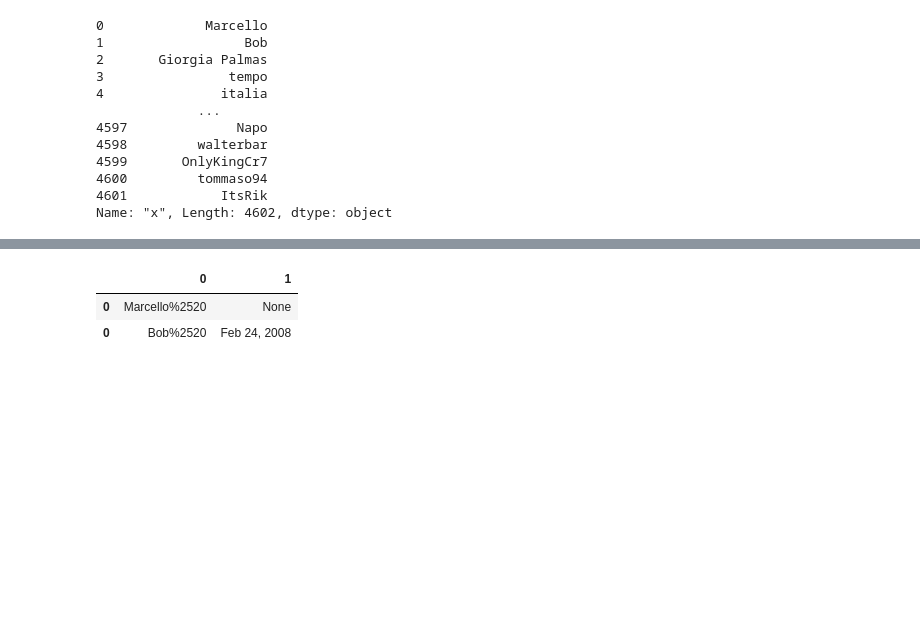
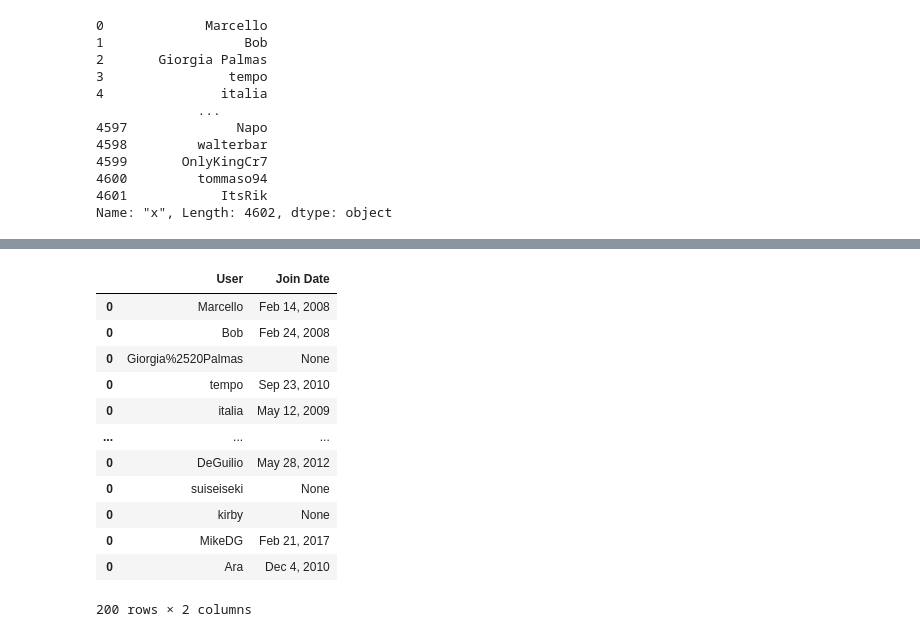
Before and after one commit to rsolter/BWRAO-Comment-Scraper, a Jupyter notebook: User Join Date Scraper.ipynb, the cells around one changed output, grey strips where cells are left out. Cells and saved outputs as stored; diff of their text form; code cells hidden in the pictures; blank space fills up the shorter version.

Commit message:
updated with user join date

```diff
--- a/User Join Date Scraper.ipynb
+++ b/User Join Date Scraper.ipynb
@@ -21,7 +22,7 @@ def check_exists_by_xpath(xpath):
 # Setting up the Chrome webdriver
 
 options = webdriver.ChromeOptions()
-#options.add_argument('--headless') #uncomment to not render driven browser during scrapping
+options.add_argument('--headless') #uncomment to not render driven browser during scrapping
 
 options.binary_location = "/usr/bin/google-chrome"
 chrome_driver_binary = "/usr/local/bin/chromedriver"
@@ -33,12 +52,12 @@ driver = webdriver.Chrome(chrome_driver_binary, chrome_options=options)
 # %%
-users = pd.read_fwf('Data/users.txt')
-users = users.iloc[:, 0]
 
+## Replaces blanks WITHIN a name with '%2520' for the URL
 def url_blank_fix(string):
     return string.replace(' ','%2520')
 
+# Removing quotes (and single trailing non-breaking space)
 def remove_quotes(string):
-    return string[1:(len(string)-1)]
+    return string[1:(len(string)-2)]
 
 users = users.apply(remove_quotes)
 
@@ -65,33 +96,45 @@ for i in range(0,len(users)):
 
     print(str(i)+' of '+str(len(users)))
 
-
     # Replacing any blanks with '%2520' for URL
     users[i] = url_blank_fix(users[i])
 
+    print(users[i])
+
     # Go to user profile
-    driver.get('https://www.sbnation.com/users/'+users[i])
+    #driver.get('https://www.sbnation.com/users/'+users[i])
+    driver.get('https://www.blackwhitereadallover.com/users/'+users[i])
 
     sleep(2)
 
-    if check_exists_by_xpath('/html/body/div[2]/div[3]/div/div/section/div[2]/ul'):
-        join_date = driver.find_element_by_xpath('/html/body/div[2]/div[3]/div/div/section/div[2]/ul')
+    #if check_exists_by_xpath('/html/body/div[2]/div[3]/div/div/section/div[2]/ul'):
+    #    join_date = driver.find_element_by_xpath('/html/body/div[2]/div[3]/div/div/section/div[2]/ul')
+
+    if check_exists_by_xpath('//*[@class="c-user-card__info"]'):
+        t = driver.find_elements_by_xpath('//*[@class="c-user-card__info"]')
+
+        meta_data = t[0].text
+        join_date_out = meta_data[8:20]
 
         # Export text
-        join_date = join_date.text
+        #join_date = join_date.text
 
         # Sub_String
-        join_date_start = 8
-        join_date_end = join_date.find('Last')-1
+        #join_date_start = 8
+        #join_date_end = join_date.find('Last')-1
 
-        join_date_out = join_date[join_date_start:join_date_end]
+        #join_date_out = join_date[join_date_start:join_date_end]
 
         user_data = pd.DataFrame([users[i],join_date_out])
+
+        print(join_date_out)
 
     else:
         user_data = pd.DataFrame([users[i],None])
 
+        print("No join Date")
 
+    sleep(2)
 
     user_join_dates = pd.concat([user_join_dates,user_data.T])
 
@@ -107,6 +163,17 @@ ProtocolError: ('Connection aborted.', RemoteDisconnected('Remote end closed con
 # %%
-user_join_dates.head()
+user_join_dates.head(200)
+#type(user_join_dates)
 # %% [output]
-|  | 0 | 1 |
-| 0 | Marcello%2520 | None |
-| 0 | Bob%2520 | Feb 24, 2008 |
+|  | User | Join Date |
+| 0 | Marcello | Feb 14, 2008 |
+| 0 | Bob | Feb 24, 2008 |
+| 0 | Giorgia%2520Palmas | None |
+| 0 | tempo | Sep 23, 2010 |
+| 0 | italia | May 12, 2009 |
+| ... | ... | ... |
+| 0 | DeGuilio | May 28, 2012 |
+| 0 | suiseiseki | None |
+| 0 | kirby | None |
+| 0 | MikeDG | Feb 21, 2017 |
+| 0 | Ara | Dec 4, 2010 |
+200 rows × 2 columns
```
Also changed, not shown: parts of 7 cells of this notebook, 5 other files.
